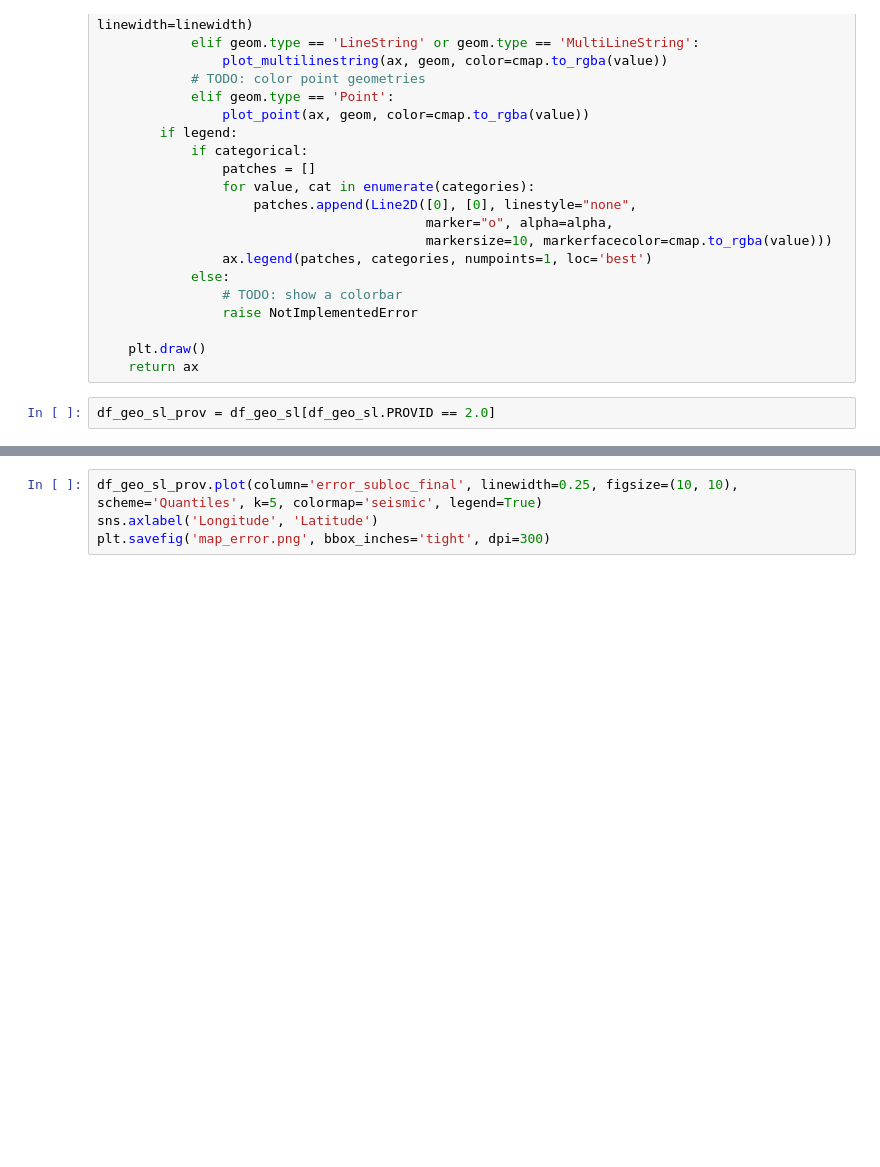
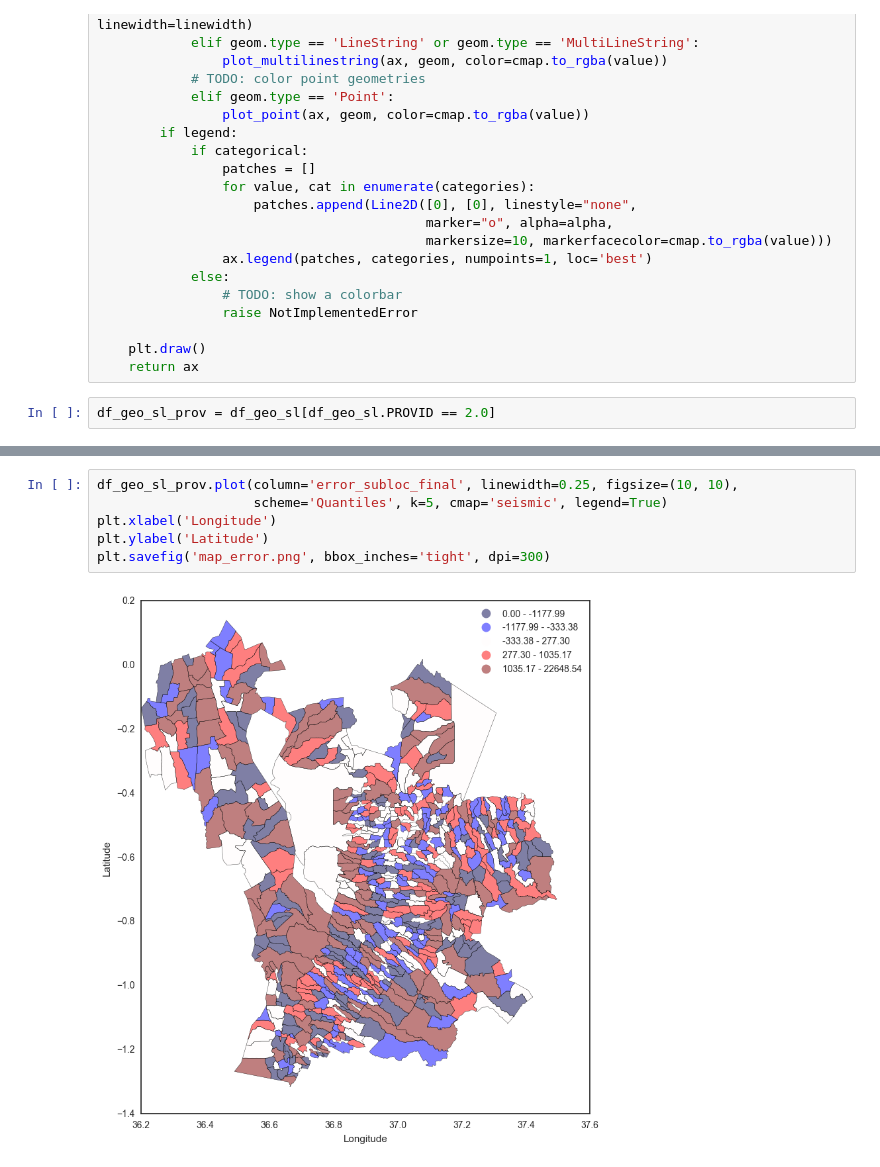
Before and after one commit to ArnholdInstitute/ACM-DEV, a Jupyter notebook: estimates.ipynb, the cells around one changed output, grey strips where cells are left out. Cells and saved outputs as stored; diff of their text form; blank space fills up the shorter version.

```diff
--- a/estimates.ipynb
+++ b/estimates.ipynb
@@ -248,4 +311,8 @@ plt.savefig('map_actual.png', bbox_inches='tight', dpi=300)
 # %%
-df_geo_sl_prov.plot(column='error_subloc_final', linewidth=0.25, figsize=(10, 10), scheme='Quantiles', k=5, colormap='seismic', legend=True)
-sns.axlabel('Longitude', 'Latitude')
+df_geo_sl_prov.plot(column='error_subloc_final', linewidth=0.25, figsize=(10, 10),
+                    scheme='Quantiles', k=5, cmap='seismic', legend=True)
+plt.xlabel('Longitude')
+plt.ylabel('Latitude')
 plt.savefig('map_error.png', bbox_inches='tight', dpi=300)
+# %% [output]
+[figure, added]
```
Also changed, not shown: parts of 15 cells of this notebook, 4 other files.
